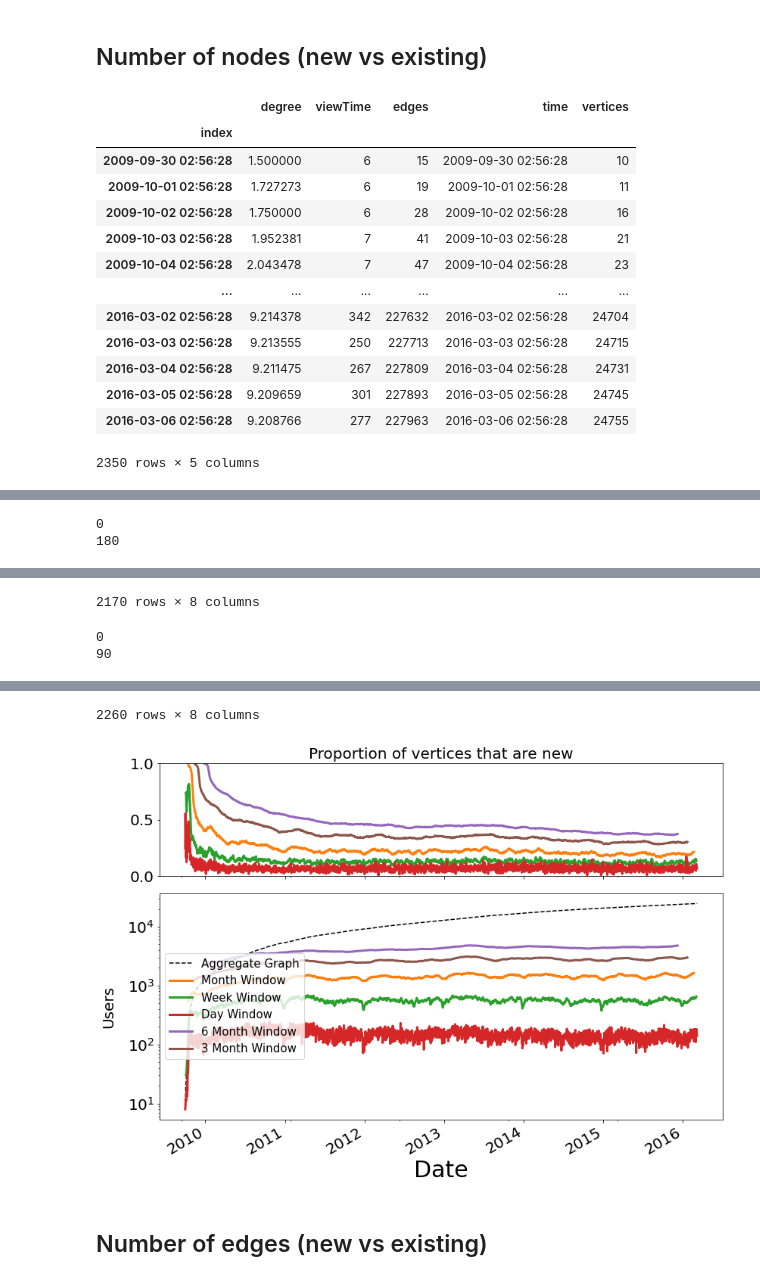
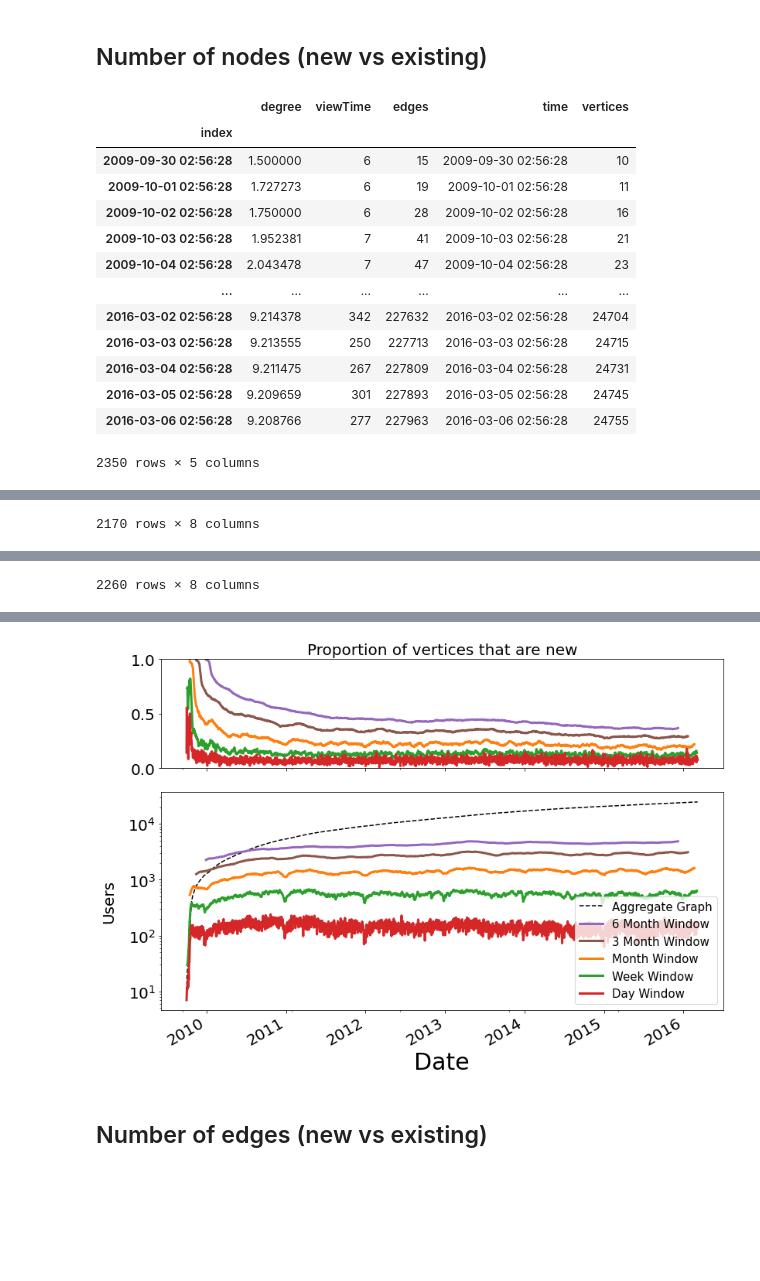
Before and after one commit to miratepuffin/Raphtory-Plots, a Jupyter notebook: stackex/StackExchange Analysis.ipynb, the cells around one changed output, grey strips where cells are left out. Drawn from its saved outputs; the diff is of its cells as text; code cells hidden in the pictures; blank space fills up the shorter version.

```diff
--- a/stackex/StackExchange Analysis.ipynb
+++ b/stackex/StackExchange Analysis.ipynb
@@ -295,7 +295,7 @@ def plotNewVsExisting(toPlot,start,end,y,scale):
     ax0.grid(False)
     ax1.grid(False)
     ax0.set_title("Proportion of "+toPlot+" that are new", fontsize=20)
-    ax1.legend(handles, labels, fontsize=15, loc='center left')
+    ax1.legend(handles, labels, fontsize=15, loc='lower right')
     plt.xlabel('Date',fontsize=30)
     plt.rc('xtick',labelsize=20)
     plt.rc('ytick',labelsize=20)
@@ -309,7 +309,7 @@ plot_window_scale()
 # %% [markdown]
 ## Number of nodes (new vs existing)
 # %%
-plotNewVsExisting('vertices',datetime.fromtimestamp(1254192988),datetime.fromtimestamp(1457262355),'Users','linear')
+plotNewVsExisting('vertices',datetime.fromtimestamp(1254192988),datetime.fromtimestamp(1457262355),'Users','log')
 # %% [output]
 |  | degree | viewTime | edges | time | vertices |
 | index |  |  |  |  |  |
@@ -328,2 +341 @@ plotNewVsExisting('vertices',datetime.fromtimestamp(1254192988),datetime.fromtim
-0
-180
+2170 rows × 8 columns
@@ -343,3 +355 @@ plotNewVsExisting('vertices',datetime.fromtimestamp(1254192988),datetime.fromtim
-2170 rows × 8 columns
+2260 rows × 8 columns
-0
-90
@@ -359,5 +356,4 @@ plotNewVsExisting('vertices',datetime.fromtimestamp(1254192988),datetime.fromtim
-2260 rows × 8 columns
-[figure, old version]
+[figure, new version]
 # %% [markdown]
 ## Number of edges (new vs existing)
 # %%
```
Also changed, not shown: parts of 3 cells of this notebook, 7 other files.
